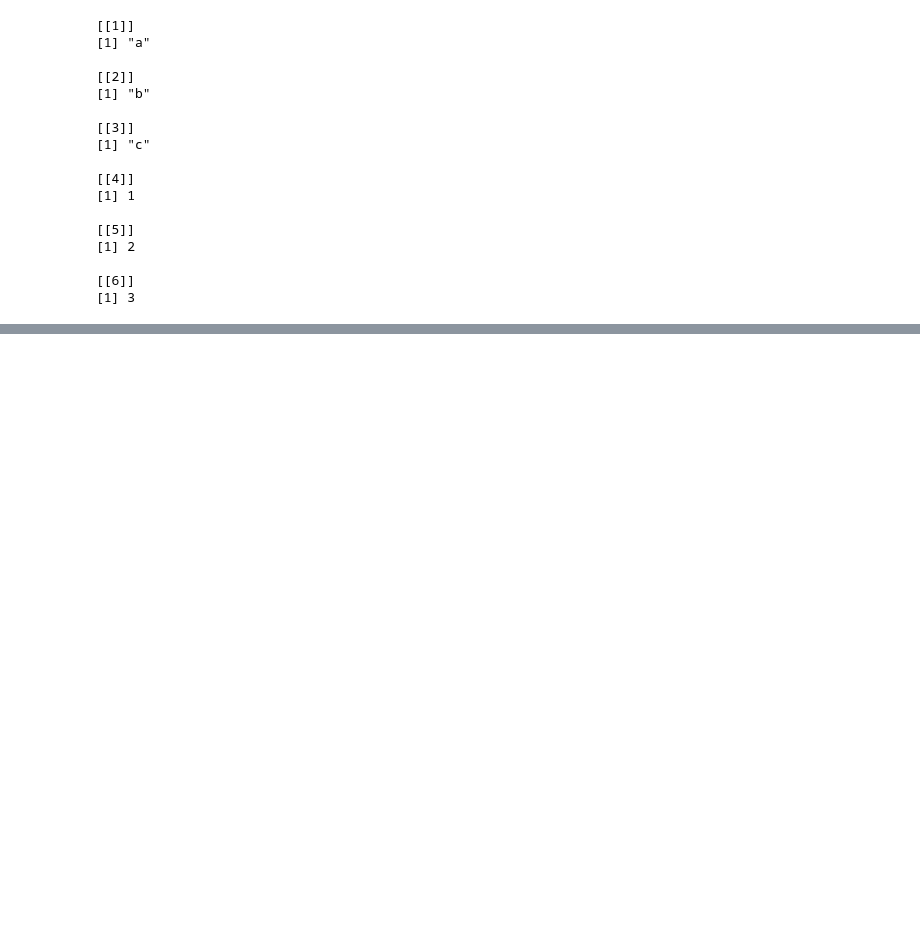
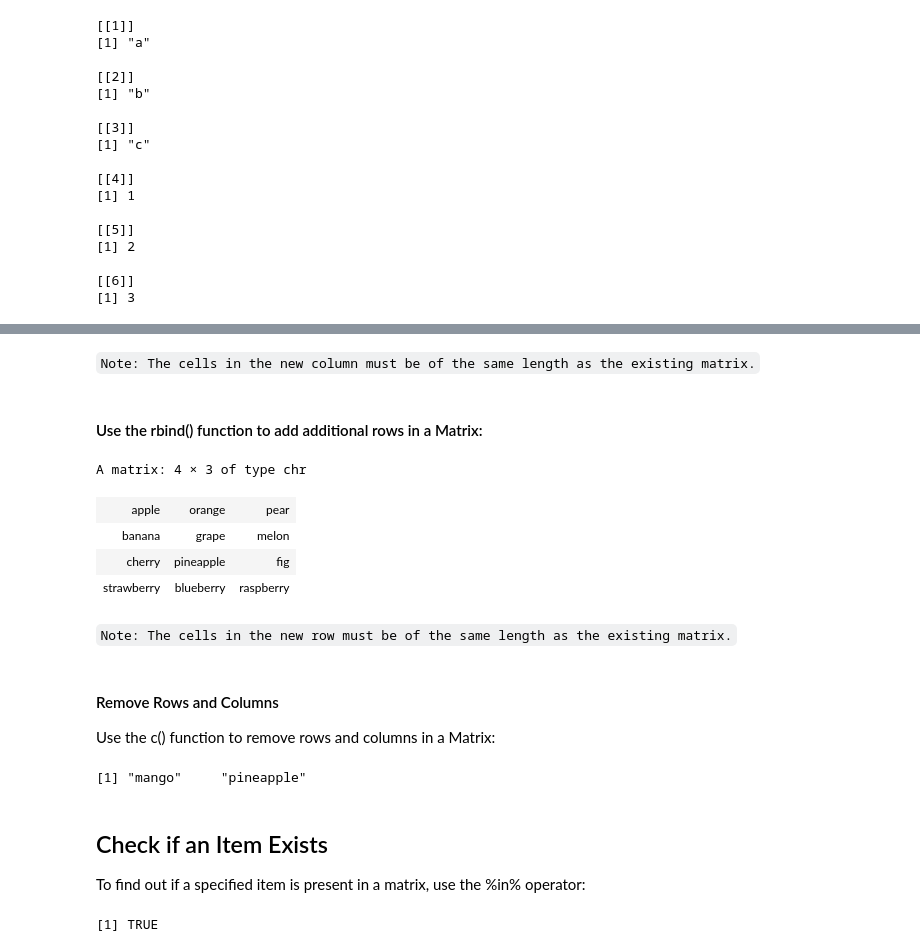
Before and after one commit to prodigy234/Complete_Data_Science_Full_Course, a Jupyter notebook: R Programming/16.R Data Structures.ipynb, the cells around one changed output, grey strips where cells are left out. Saved outputs shown, nothing was run; the diff lists cells and outputs as text; code cells hidden in the pictures; blank space fills up the shorter version.

```diff
--- a/R Programming/16.R Data Structures.ipynb
+++ b/R Programming/16.R Data Structures.ipynb
@@ -449,0 +557,49 @@ list3
+# %% [markdown]
+`Note: The cells in the new column must be of the same length as the existing matrix.`
+# %% [markdown]
+#### Use the rbind() function to add additional rows in a Matrix:
+# %%
+# Example
+
+thismatrix <- matrix(c("apple", "banana", "cherry", "orange","grape", "pineapple", "pear", "melon", "fig"), nrow = 3, ncol = 3)
+
+newmatrix <- rbind(thismatrix, c("strawberry", "blueberry", "raspberry"))
+
+# Print the new matrix
+newmatrix
+# %% [output]
+A matrix: 4 × 3 of type chr
+| apple | orange | pear |
+| banana | grape | melon |
+| cherry | pineapple | fig |
+| strawberry | blueberry | raspberry |
+# %% [markdown]
+`Note: The cells in the new row must be of the same length as the existing matrix.`
+# %% [markdown]
+#### Remove Rows and Columns
+
+Use the c() function to remove rows and columns in a Matrix:
+# %%
+# Example
+
+thismatrix <- matrix(c("apple", "banana", "cherry", "orange", "mango", "pineapple"), nrow = 3, ncol =2)
+
+#Remove the first row and the first column
+thismatrix <- thismatrix[-c(1), -c(1)]
+
+thismatrix
+# %% [output]
+[1] "mango"     "pineapple"
+# %% [markdown]
+## Check if an Item Exists
+
+To find out if a specified item is present in a matrix, use the %in% operator:
+# %%
+# Example
+# Check if "apple" is present in the matrix:
+
+thismatrix <- matrix(c("apple", "banana", "cherry", "orange"), nrow = 2, ncol = 2)
+
+"apple" %in% thismatrix
+# %% [output]
+[1] TRUE
```
Also changed, not shown: parts of 43 cells of this notebook.
